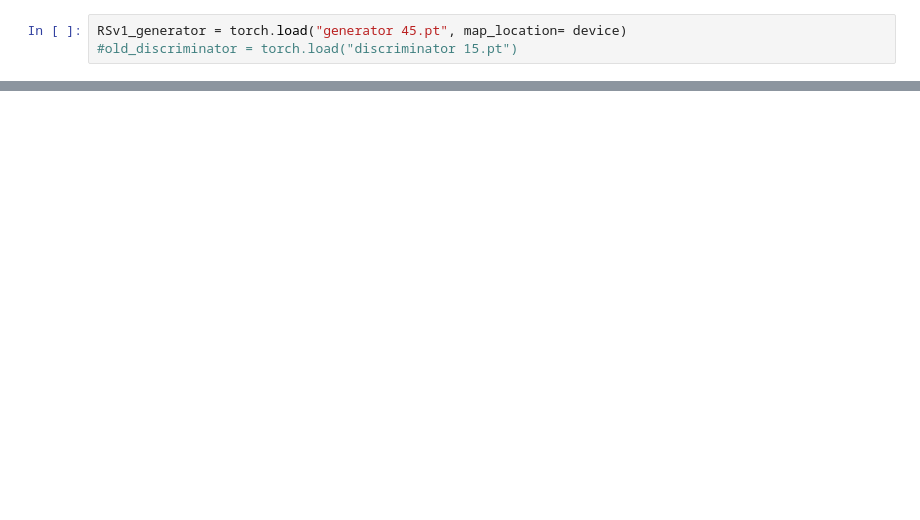
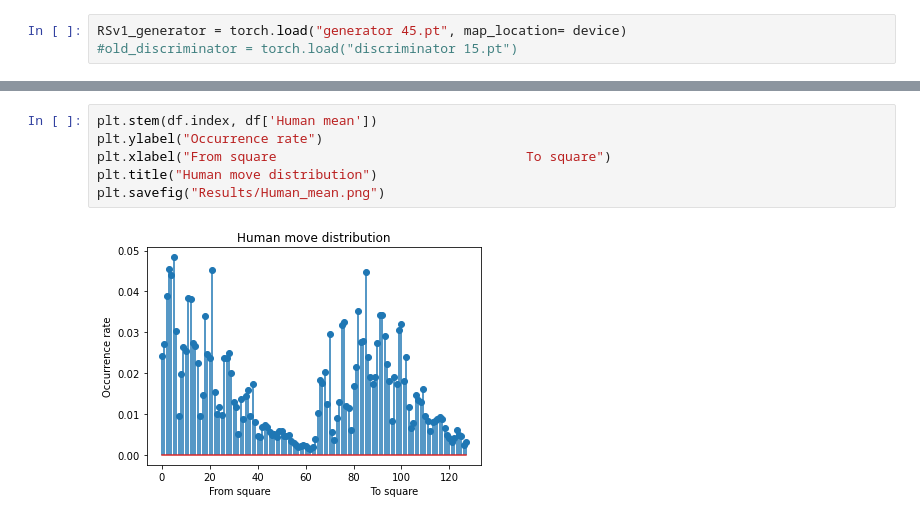
Before and after one commit to OsamaDabb/Chess_anti_cheat, a Jupyter notebook: ReesSaver.ipynb, the cells around one changed output, grey strips where cells are left out. Drawn from its saved outputs; the diff is of its cells as text; blank space fills up the shorter version.

```diff
--- a/ReesSaver.ipynb
+++ b/ReesSaver.ipynb
@@ -594,0 +854,8 @@ engine = chess.engine.SimpleEngine.popen_uci(r"C:\Users\xxxxx\Downloads\stockfis
+# %%
+plt.stem(df.index, df['Human mean'])
+plt.ylabel("Occurrence rate")
+plt.xlabel("From square                                To square")
+plt.title("Human move distribution")
+plt.savefig("Results/Human_mean.png")
+# %% [output]
+[figure, added]
```
Also changed, not shown: parts of 62 cells of this notebook, 2 other files.
